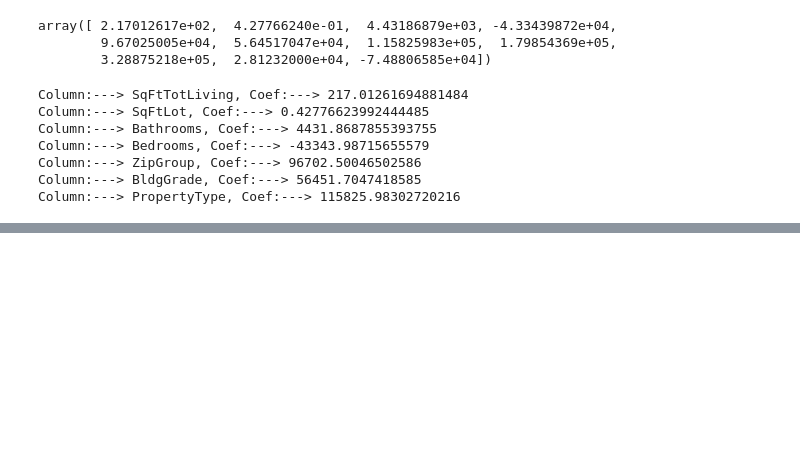
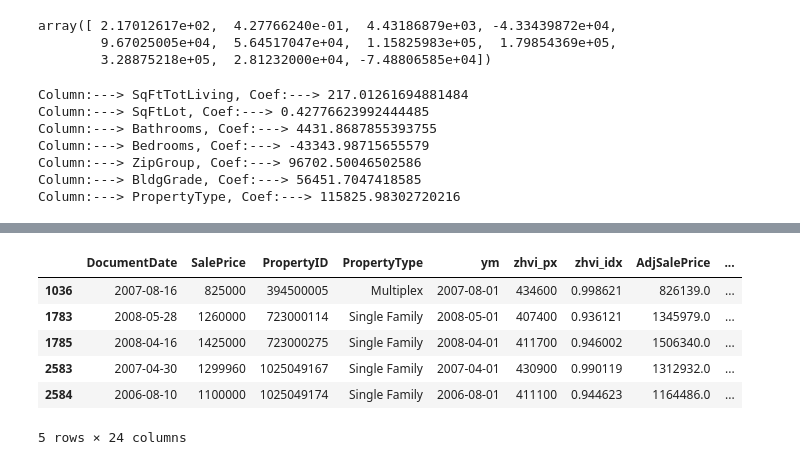
Before and after one commit to ChiragBangera/Practical-Stats, a Jupyter notebook: chapter_4.ipynb, the cells around one changed output, grey strips where cells are left out. Cells and saved outputs as stored; diff of their text form; code cells hidden in the pictures; blank space fills up the shorter version.

```diff
--- a/chapter_4.ipynb
+++ b/chapter_4.ipynb
@@ -243,0 +286,10 @@ hp['ZipGroup'] = hp.ZipGroup.astype('category')
+# %%
+hp.loc[(hp['ZipCode']==98105)&(hp['SqFtTotLiving'] > 2899)].head()
+# %% [output]
+|  | DocumentDate | SalePrice | PropertyID | PropertyType | ym | zhvi_px | zhvi_idx | AdjSalePrice | ... |
+| 1036 | 2007-08-16 | 825000 | 394500005 | Multiplex | 2007-08-01 | 434600 | 0.998621 | 826139.0 | ... |
+| 1783 | 2008-05-28 | 1260000 | 723000114 | Single Family | 2008-05-01 | 407400 | 0.936121 | 1345979.0 | ... |
+| 1785 | 2008-04-16 | 1425000 | 723000275 | Single Family | 2008-04-01 | 411700 | 0.946002 | 1506340.0 | ... |
+| 2583 | 2007-04-30 | 1299960 | 1025049167 | Single Family | 2007-04-01 | 430900 | 0.990119 | 1312932.0 | ... |
+| 2584 | 2006-08-10 | 1100000 | 1025049174 | Single Family | 2006-08-01 | 411100 | 0.944623 | 1164486.0 | ... |
+5 rows × 24 columns
```
Also changed, not shown: parts of 10 cells of this notebook.
